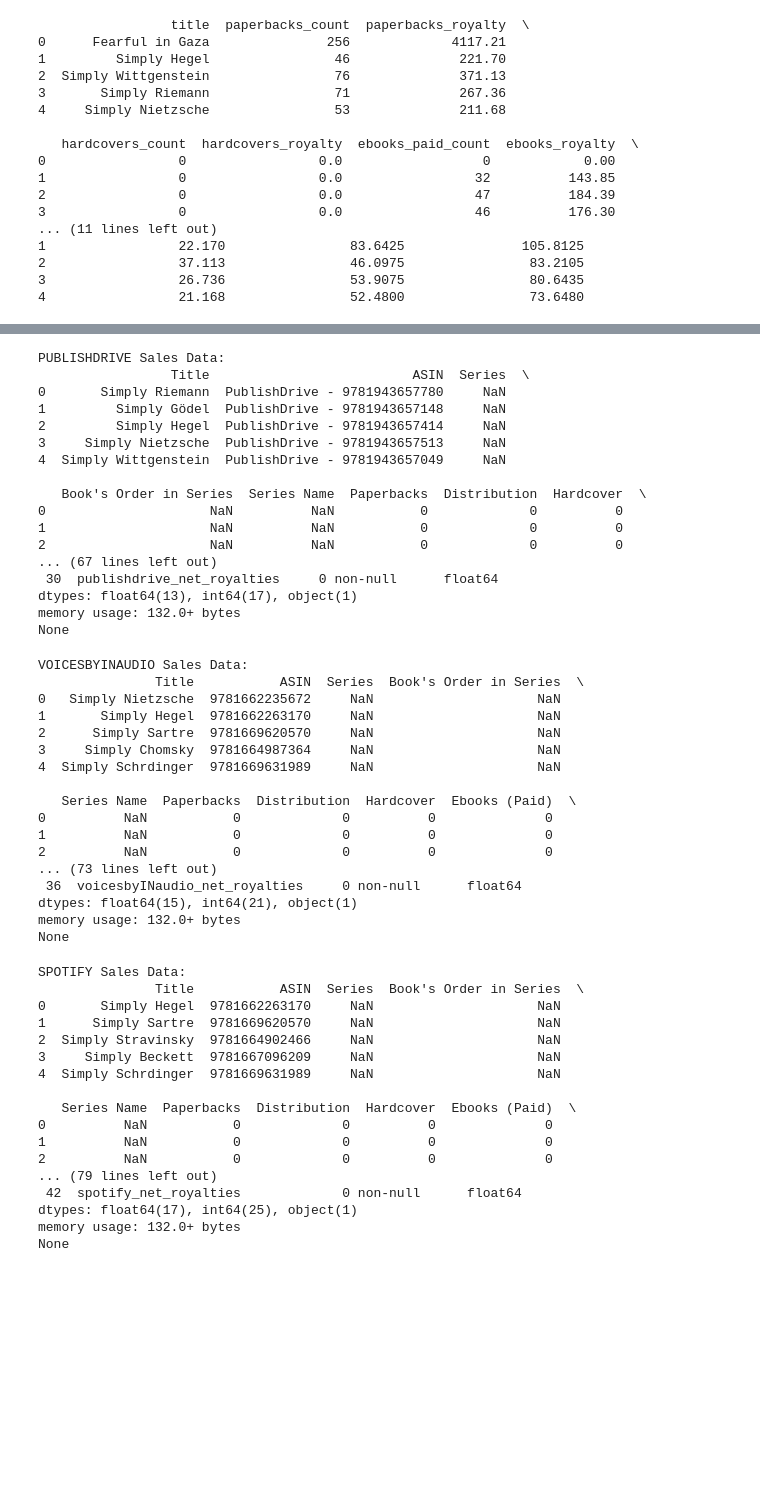
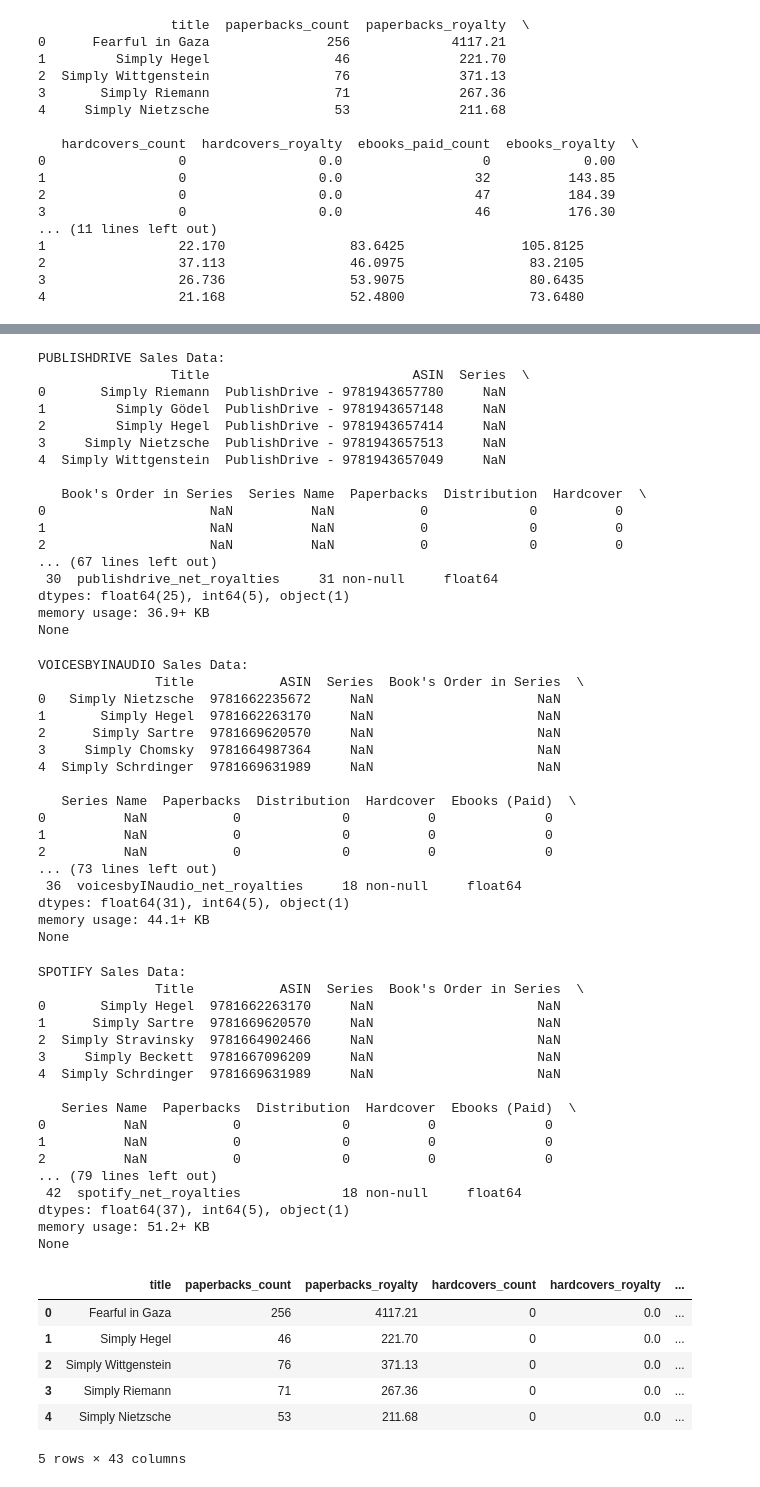
Before and after one commit to tiffany-ngli/Authors-Royalty-Platform, a Jupyter notebook: 2025_authors_royalty.ipynb, the cells around one changed output, grey strips where cells are left out. Saved outputs shown, nothing was run; the diff lists cells and outputs as text; code cells hidden in the pictures; blank space fills up the shorter version.

```diff
--- a/2025_authors_royalty.ipynb
+++ b/2025_authors_royalty.ipynb
@@ -199,7 +199,7 @@ publishdrive2025.columns = ["title", "ASIN", "series", "books_order_in_series",
 # SELECTING SUBSET
 publishdrive2025royalties = publishdrive2025[["title", "publishdrive_paperbacks_count", "publishdrive_hardcover", "publishdrive_ebooks_paid", "publishdrive_ebooks_free", "publishdrive_gross_royalties", "publishdrive_net_royalties"]]
 
-royalty2025 = pd.merge(royalty2025, publishdrive2025royalties, on='title', how='inner')
+royalty2025 = pd.merge(royalty2025, publishdrive2025royalties, on='title', how='left')
 print(royalty2025.info())
 # %% [output]
 PUBLISHDRIVE Sales Data:
@@ -215,9 +215,9 @@ PUBLISHDRIVE Sales Data:
 1                     NaN          NaN           0             0          0
 2                     NaN          NaN           0             0          0
 ... (67 lines left out)
- 30  publishdrive_net_royalties     0 non-null      float64
-dtypes: float64(13), int64(17), object(1)
-memory usage: 132.0+ bytes
+ 30  publishdrive_net_royalties     31 non-null     float64
+dtypes: float64(25), int64(5), object(1)
+memory usage: 36.9+ KB
 None
 # %%
 # ADDING IN VOICESBYINAUDIO
@@ -229,7 +229,7 @@ voicesbyinaudio2025.columns = ["title", "ASIN", "series", "books_order_in_series
 # SELECTING SUBSET
 voicesbyinaudio2025royalties = voicesbyinaudio2025[["title", "voicesbyINaudio_paperbacks_count", "voicesbyINaudio_hardcover", "voicesbyINaudio_ebooks_paid", "voicesbyINaudio_ebooks_free", "voicesbyINaudio_gross_royalties", "voicesbyINaudio_net_royalties"]]
 
-royalty2025 = pd.merge(royalty2025, voicesbyinaudio2025royalties, on='title', how='inner')
+royalty2025 = pd.merge(royalty2025, voicesbyinaudio2025royalties, on='title', how='left')
 print(royalty2025.info())
 # %% [output]
 VOICESBYINAUDIO Sales Data:
@@ -245,9 +245,9 @@ VOICESBYINAUDIO Sales Data:
 1          NaN           0             0          0              0
 2          NaN           0             0          0              0
 ... (73 lines left out)
- 36  voicesbyINaudio_net_royalties     0 non-null      float64
-dtypes: float64(15), int64(21), object(1)
-memory usage: 132.0+ bytes
+ 36  voicesbyINaudio_net_royalties     18 non-null     float64
+dtypes: float64(31), int64(5), object(1)
+memory usage: 44.1+ KB
 None
 # %%
 # ADDING IN SPOTIFY
@@ -260,7 +260,7 @@ spotify2025.columns = ["title", "ASIN", "series", "books_order_in_series", "seri
 spotify2025royalties = spotify2025[["title", "spotify_paperbacks_count", "spotify_hardcover", "spotify_ebooks_paid", "spotify_ebooks_free", "spotify_gross_royalties", "spotify_net_royalties"]]
 
 # FINAL MERGE WITH ALL PLATFORMS AND SALES
-royalty2025 = pd.merge(royalty2025, spotify2025royalties, on='title', how='inner')
+royalty2025 = pd.merge(royalty2025, spotify2025royalties, on='title', how='left')
 print(royalty2025.info())
 # %% [output]
 SPOTIFY Sales Data:
@@ -276,7 +276,22 @@ SPOTIFY Sales Data:
 1          NaN           0             0          0              0
 2          NaN           0             0          0              0
 ... (79 lines left out)
- 42  spotify_net_royalties             0 non-null      float64
-dtypes: float64(17), int64(25), object(1)
-memory usage: 132.0+ bytes
+ 42  spotify_net_royalties             18 non-null     float64
+dtypes: float64(37), int64(5), object(1)
+memory usage: 51.2+ KB
 None
+# %%
+# CHECKING MERGES
+royalty2025.head()
+
+# CHANGES NaN to 0
+royalty2025 = royalty2025.fillna(0)
+royalty2025.head()
+# %% [output]
+|  | title | paperbacks_count | paperbacks_royalty | hardcovers_count | hardcovers_royalty | ... |
+| 0 | Fearful in Gaza | 256 | 4117.21 | 0 | 0.0 | ... |
+| 1 | Simply Hegel | 46 | 221.70 | 0 | 0.0 | ... |
+| 2 | Simply Wittgenstein | 76 | 371.13 | 0 | 0.0 | ... |
+| 3 | Simply Riemann | 71 | 267.36 | 0 | 0.0 | ... |
+| 4 | Simply Nietzsche | 53 | 211.68 | 0 | 0.0 | ... |
+5 rows × 43 columns
```
Also changed, not shown: parts of 7 cells of this notebook.
